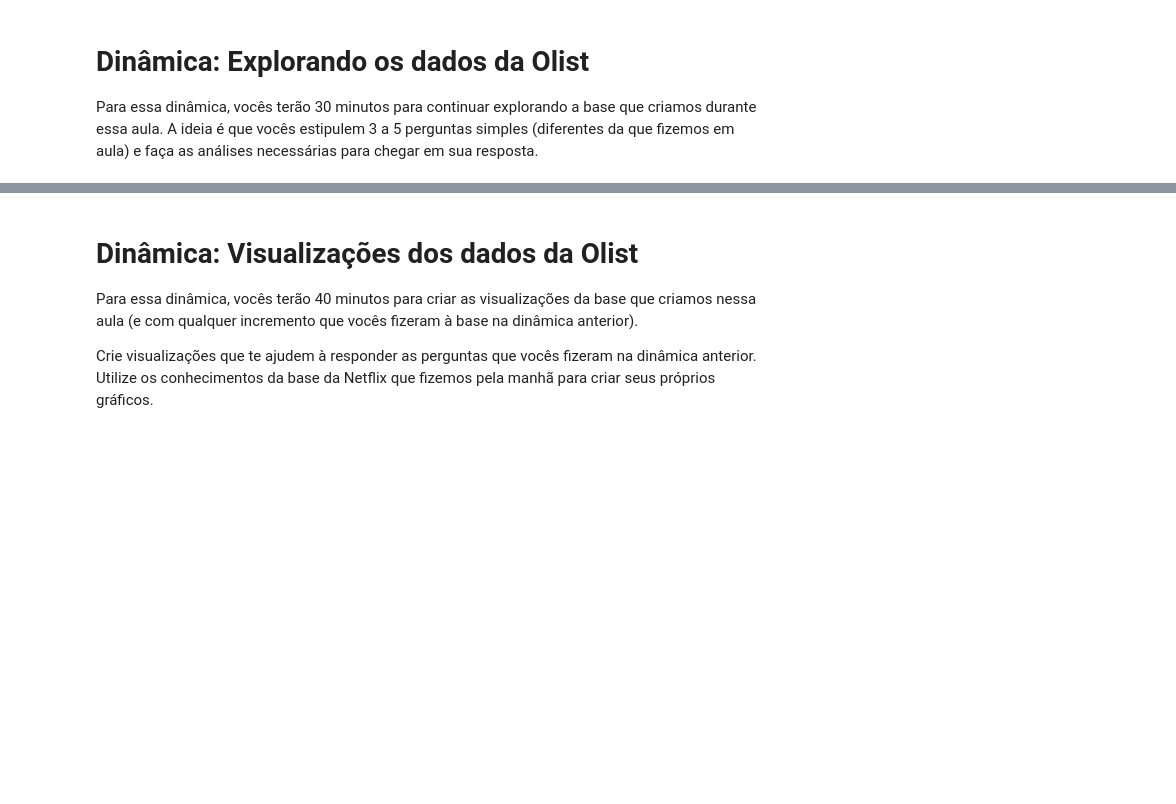
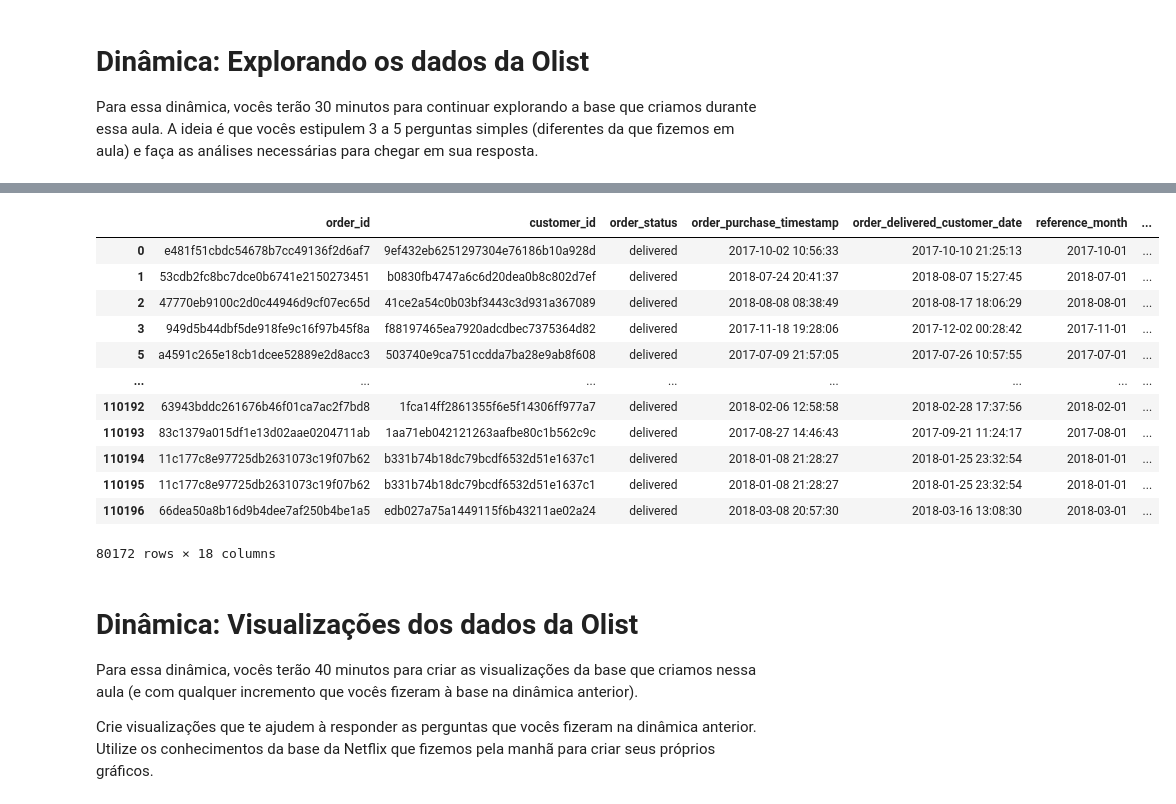
Before and after one commit to reprograma/on26-python-s14-analise-de-dados, a Jupyter notebook: material/aula_s14_parte2.ipynb, the cells around one changed output, grey strips where cells are left out. Saved outputs shown, nothing was run; the diff lists cells and outputs as text; code cells hidden in the pictures; blank space fills up the shorter version.

```diff
--- a/material/aula_s14_parte2.ipynb
+++ b/material/aula_s14_parte2.ipynb
@@ -402,3 +899,22 @@ Para essa dinâmica, vocês terão 30 minutos para continuar explorando a base q
+# %%
+#Qual estado tem mais itens em atraso?
+
+df_estado = df_olist[(df_olist['status_entrega']=='ATRASADO')]
+df_estado
+# %% [output]
+|  | order_id | customer_id | order_status | order_purchase_timestamp | order_delivered_customer_date | reference_month | ... |
+| 0 | e481f51cbdc54678b7cc49136f2d6af7 | 9ef432eb6251297304e76186b10a928d | delivered | 2017-10-02 10:56:33 | 2017-10-10 21:25:13 | 2017-10-01 | ... |
+| 1 | 53cdb2fc8bc7dce0b6741e2150273451 | b0830fb4747a6c6d20dea0b8c802d7ef | delivered | 2018-07-24 20:41:37 | 2018-08-07 15:27:45 | 2018-07-01 | ... |
+| 2 | 47770eb9100c2d0c44946d9cf07ec65d | 41ce2a54c0b03bf3443c3d931a367089 | delivered | 2018-08-08 08:38:49 | 2018-08-17 18:06:29 | 2018-08-01 | ... |
+| 3 | 949d5b44dbf5de918fe9c16f97b45f8a | f88197465ea7920adcdbec7375364d82 | delivered | 2017-11-18 19:28:06 | 2017-12-02 00:28:42 | 2017-11-01 | ... |
+| 5 | a4591c265e18cb1dcee52889e2d8acc3 | 503740e9ca751ccdda7ba28e9ab8f608 | delivered | 2017-07-09 21:57:05 | 2017-07-26 10:57:55 | 2017-07-01 | ... |
+| ... | ... | ... | ... | ... | ... | ... | ... |
+| 110192 | 63943bddc261676b46f01ca7ac2f7bd8 | 1fca14ff2861355f6e5f14306ff977a7 | delivered | 2018-02-06 12:58:58 | 2018-02-28 17:37:56 | 2018-02-01 | ... |
+| 110193 | 83c1379a015df1e13d02aae0204711ab | 1aa71eb042121263aafbe80c1b562c9c | delivered | 2017-08-27 14:46:43 | 2017-09-21 11:24:17 | 2017-08-01 | ... |
+| 110194 | 11c177c8e97725db2631073c19f07b62 | b331b74b18dc79bcdf6532d51e1637c1 | delivered | 2018-01-08 21:28:27 | 2018-01-25 23:32:54 | 2018-01-01 | ... |
+| 110195 | 11c177c8e97725db2631073c19f07b62 | b331b74b18dc79bcdf6532d51e1637c1 | delivered | 2018-01-08 21:28:27 | 2018-01-25 23:32:54 | 2018-01-01 | ... |
+| 110196 | 66dea50a8b16d9b4dee7af250b4be1a5 | edb027a75a1449115f6b43211ae02a24 | delivered | 2018-03-08 20:57:30 | 2018-03-16 13:08:30 | 2018-03-01 | ... |
+80172 rows × 18 columns
 # %% [markdown]
 # Dinâmica: Visualizações dos dados da Olist
 
```
Also changed, not shown: parts of 10 cells of this notebook, 16 other files.
